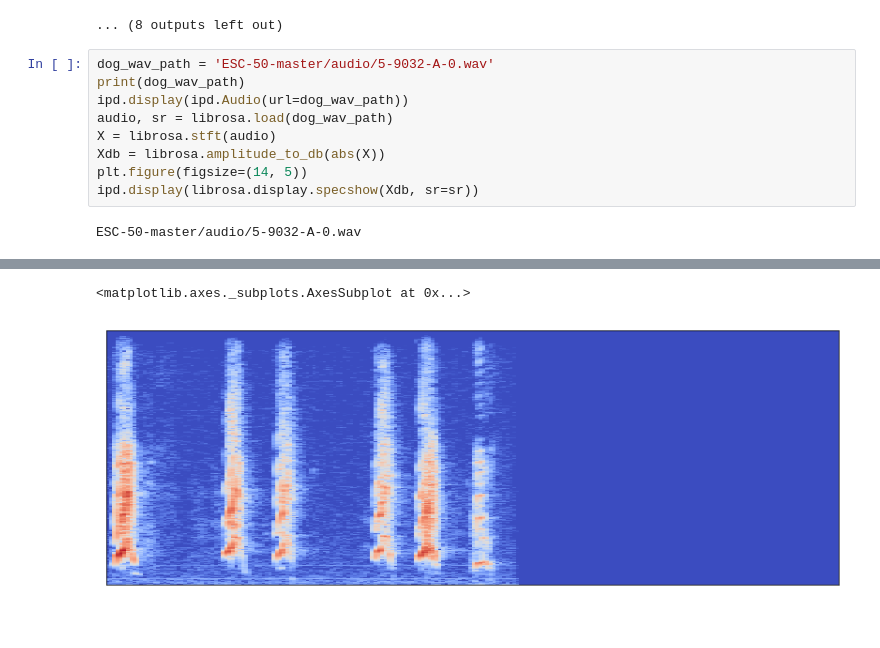
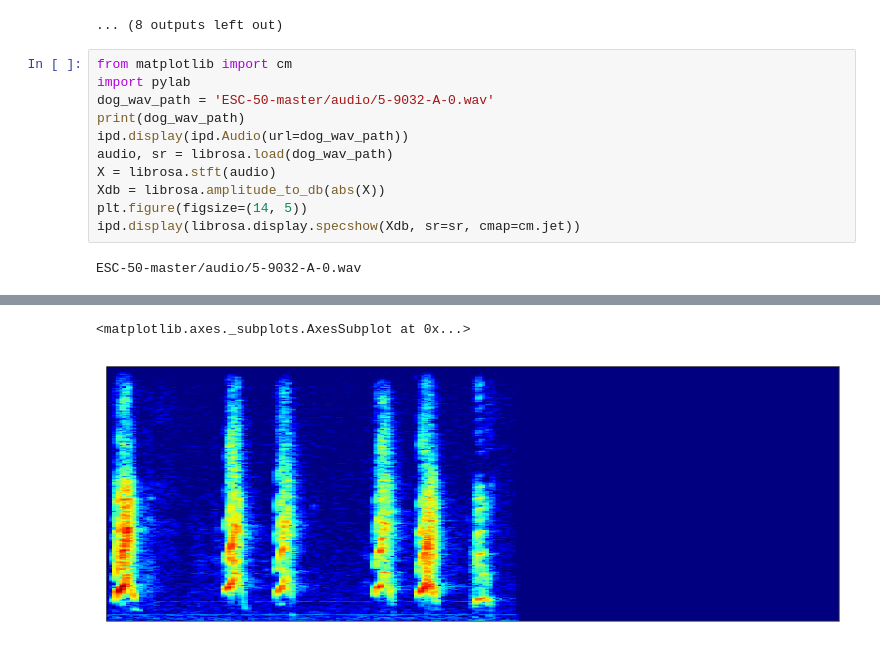
Before and after one commit to aquietlife/whisp, a Jupyter notebook: esc.ipynb, the cells around one changed output, grey strips where cells are left out. Cells and saved outputs as stored; diff of their text form.

```diff
--- a/esc.ipynb
+++ b/esc.ipynb
@@ -103,16 +108,18 @@ ESC-50-master/audio/1-30344-A-0.wav
 <matplotlib.axes._subplots.AxesSubplot at 0x...>
 ... (8 outputs left out)
 # %%
+from matplotlib import cm
+import pylab
 dog_wav_path = 'ESC-50-master/audio/5-9032-A-0.wav'
 print(dog_wav_path)
 ipd.display(ipd.Audio(url=dog_wav_path))
 audio, sr = librosa.load(dog_wav_path)
 X = librosa.stft(audio)
 Xdb = librosa.amplitude_to_db(abs(X))
 plt.figure(figsize=(14, 5))
-ipd.display(librosa.display.specshow(Xdb, sr=sr))
+ipd.display(librosa.display.specshow(Xdb, sr=sr, cmap=cm.jet))
 # %% [output]
 ESC-50-master/audio/5-9032-A-0.wav
 [interactive output not drawn]
 <matplotlib.axes._subplots.AxesSubplot at 0x...>
-[figure, old version]
+[figure, new version]
```
Also changed, not shown: parts of 11 cells of this notebook, 1 other file.
